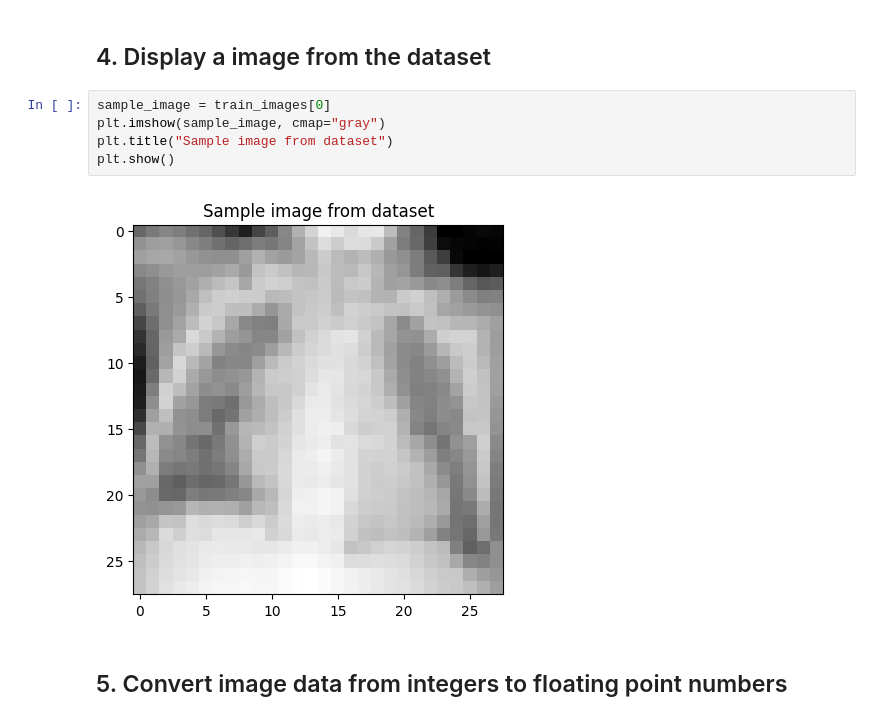
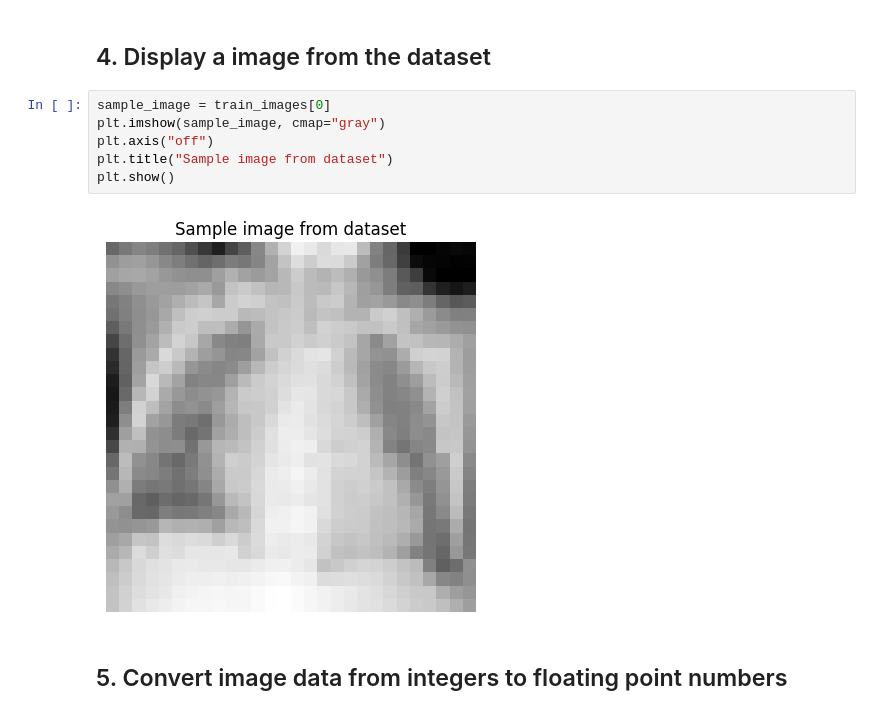
Before and after one commit to alexngys/AMLS_23-24_SN20000879, a Jupyter notebook: A/train.ipynb, the cells around one changed output. Drawn from its saved outputs; the diff is of its cells as text.

```diff
--- a/A/train.ipynb
+++ b/A/train.ipynb
@@ -45,10 +45,11 @@ test_labels dimensions (624, 1)
 # %%
 sample_image = train_images[0]
 plt.imshow(sample_image, cmap="gray")
+plt.axis("off")
 plt.title("Sample image from dataset")
 plt.show()
 # %% [output]
-[figure, old version]
+[figure, new version]
 # %% [markdown]
 ## 5. Convert image data from integers to floating point numbers
 # %%
```
Also changed, not shown: parts of 10 cells of this notebook, 5 other files.
